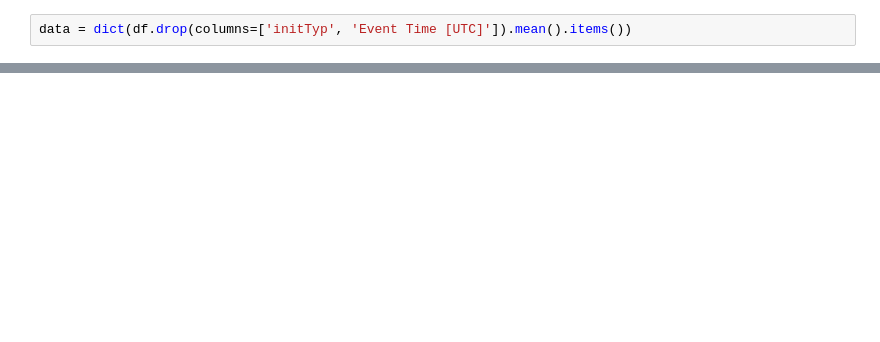
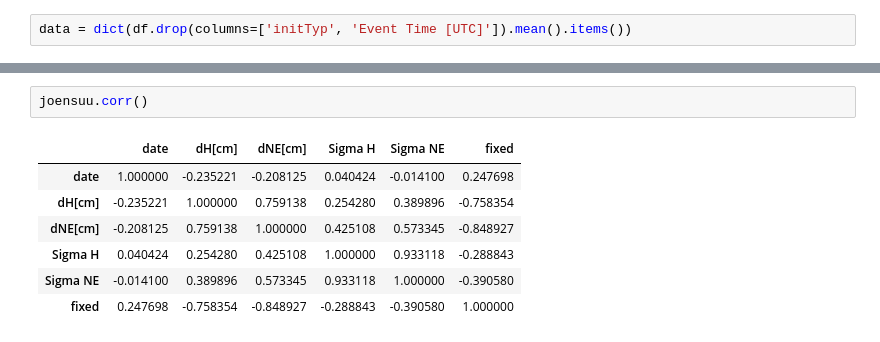
Before and after one commit to kuhaonmaraani/gradu, a Jupyter notebook: MMLshit.ipynb, the cells around one changed output, grey strips where cells are left out. Drawn from its saved outputs; the diff is of its cells as text; blank space fills up the shorter version.

```diff
--- a/MMLshit.ipynb
+++ b/MMLshit.ipynb
@@ -128 +128,11 @@ Processing file pasivrs01-2275-5-checkInit, 1724/1724, 100.00%
 1340 rows × 6 columns
+# %%
+joensuu.corr()
+# %% [output]
+|  | date | dH[cm] | dNE[cm] | Sigma H | Sigma NE | fixed |
+| date | 1.000000 | -0.235221 | -0.208125 | 0.040424 | -0.014100 | 0.247698 |
+| dH[cm] | -0.235221 | 1.000000 | 0.759138 | 0.254280 | 0.389896 | -0.758354 |
+| dNE[cm] | -0.208125 | 0.759138 | 1.000000 | 0.425108 | 0.573345 | -0.848927 |
+| Sigma H | 0.040424 | 0.254280 | 0.425108 | 1.000000 | 0.933118 | -0.288843 |
+| Sigma NE | -0.014100 | 0.389896 | 0.573345 | 0.933118 | 1.000000 | -0.390580 |
+| fixed | 0.247698 | -0.758354 | -0.848927 | -0.288843 | -0.390580 | 1.000000 |
```
Also changed, not shown: parts of 6 cells of this notebook, 6 other files.
